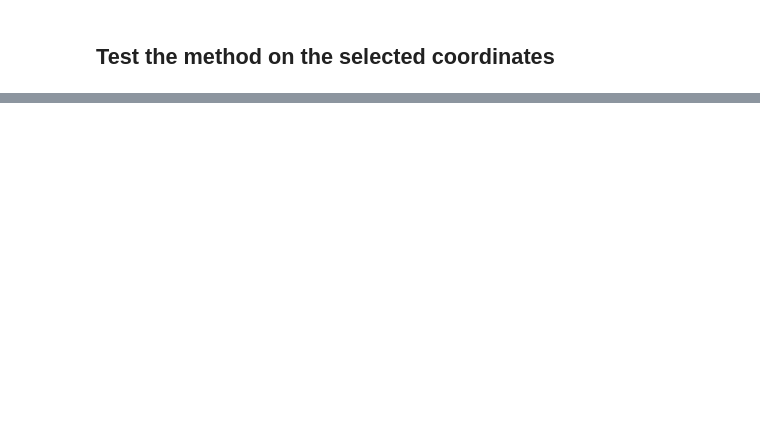
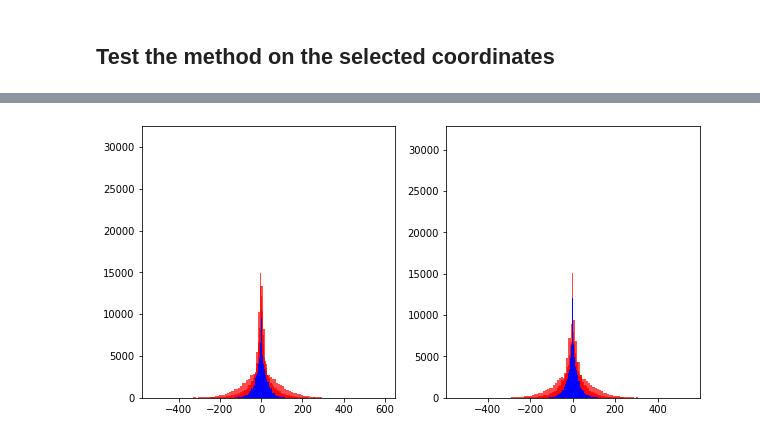
Before and after one commit to margokhokhlova/parkinson_project, a Jupyter notebook: classification/paper_replication.ipynb, the cells around one changed output, grey strips where cells are left out. Saved outputs shown, nothing was run; the diff lists cells and outputs as text; code cells hidden in the pictures; blank space fills up the shorter version.

```diff
--- a/classification/paper_replication.ipynb
+++ b/classification/paper_replication.ipynb
@@ -666,0 +682,13 @@ Text(0.5, 1.0, '2 variances box plots for PD patients')
+# %%
+# 2 1D histograms : feature 1 and feature 2
+fig, axs = plt.subplots(1,2, figsize = (10,5))
+for i in range(len(parkinson_data)):
+    transformed_pd = calculate_2D(parkinson_data[i,:]) # back to whole data
+    axs[0].hist(transformed_pd[0], bins = 100, color= 'r', alpha = 0.7)
+    axs[1].hist(transformed_pd[1], bins = 100, color= 'r', alpha = 0.7)
+for i in range(len(et_data)):
+    transformed_et = calculate_2D(et_data[i,:]) # back to whole data
+    axs[0].hist(transformed_et[0], bins = 100, color= 'b')
+    axs[1].hist(transformed_et[1], bins = 100, color= 'b')
+# %% [output]
+[figure, added]
```
Also changed, not shown: parts of 32 cells of this notebook.
